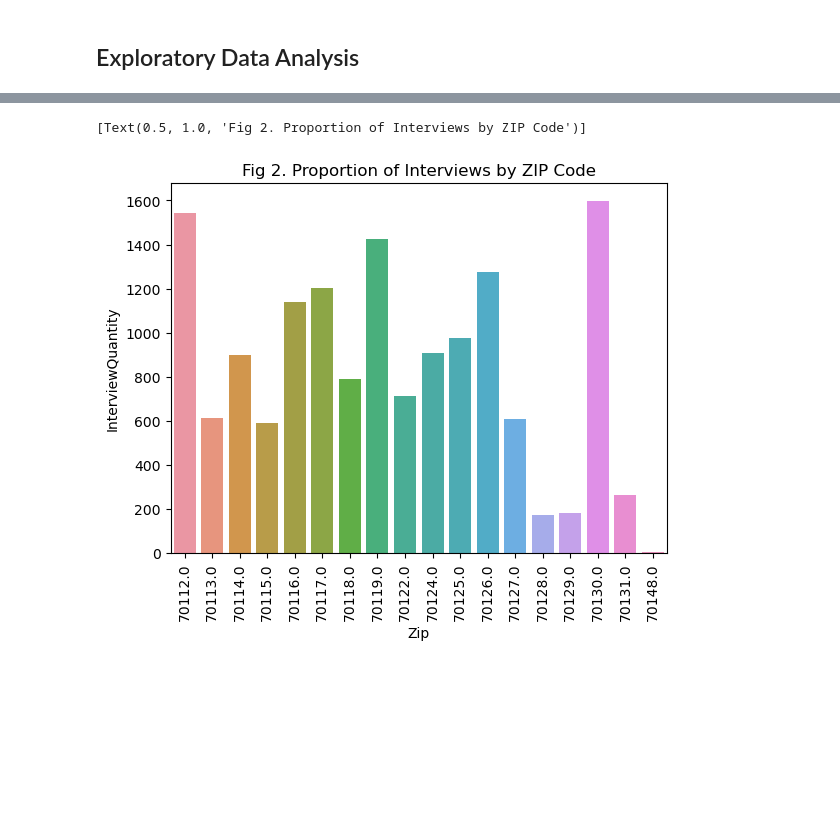
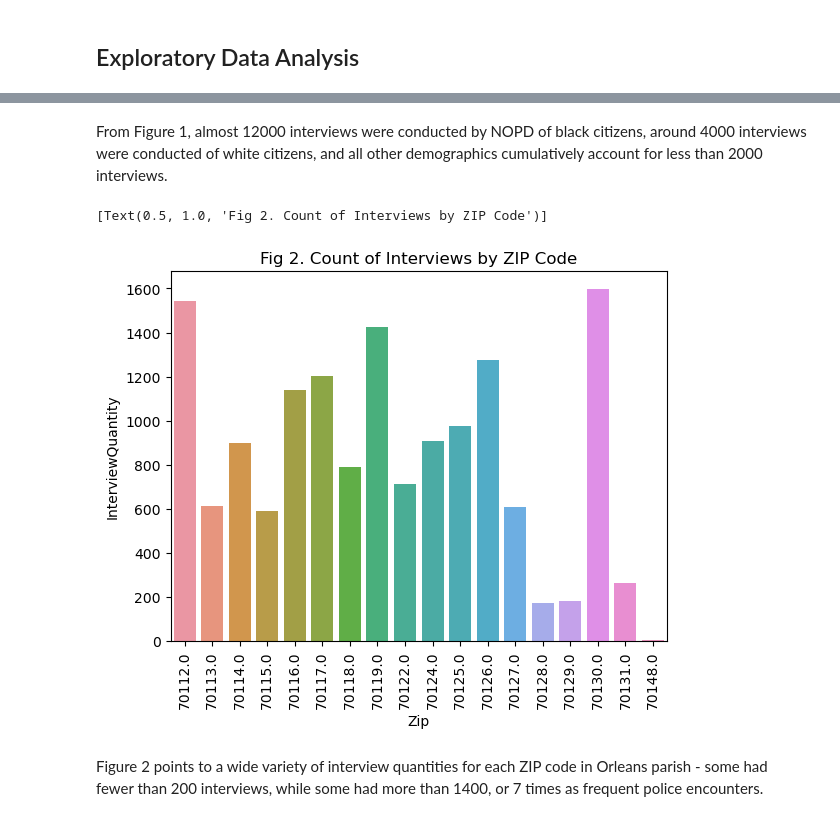
Before and after one commit to outlawhayden/neworleanspd, a Jupyter notebook: notebooks/neworleanspd.ipynb, the cells around one changed output, grey strips where cells are left out. Saved outputs shown, nothing was run; the diff lists cells and outputs as text; code cells hidden in the pictures; blank space fills up the shorter version.

```diff
--- a/notebooks/neworleanspd.ipynb
+++ b/notebooks/neworleanspd.ipynb
@@ -122,13 +123,15 @@ Zip                      float64
 BlockAddress              object
 dtype: object
 # %%
-# convert datetime objects, assign correct data types, drop empty column
+# convert datetime objects, assign correct data types, drop empty column, extract stop results
 interview_data["EventDate"] = pd.to_datetime(interview_data["EventDate"])
 interview_data["CreatedDateTime"] = pd.to_datetime(interview_data["CreatedDateTime"])
 interview_data["LastModifiedDateTime"] = pd.to_datetime(interview_data["LastModifiedDateTime"])
 interview_data["District"] = interview_data["District"].astype(object)
 interview_data["Zip"] = interview_data["Zip"].astype(object)
 interview_data.drop(["SubjectAge"], inplace = True, axis = 1)
+outcomeregex = re.compile(r'(?<=:)(.*?)(?=;)')
+interview_data["StopOutcome"] = interview_data["ActionsTaken"].str.extract(outcomeregex)
 # %%
 # get interview data data types
 interview_data.dtypes
@@ -241,14 +222,18 @@ race_groupby_plot.set(title = "Fig 1. Proportion of Interviews by Race")
+# %% [markdown]
+From Figure 1, almost 12000 interviews were conducted by NOPD of black citizens, around 4000 interviews were conducted of white citizens, and all other demographics cumulatively account for less than 2000 interviews.
 # %%
 zip_groupby_count = interview_data.groupby(by = "Zip", as_index = True, dropna = True).count()["FieldInterviewID"].to_frame()
 zip_groupby_count
 
 zip_groupby_plot = sns.barplot(zip_groupby_count,x = zip_groupby_count.index, y = "FieldInterviewID")
 zip_groupby_plot.set(ylabel = "InterviewQuantity")
 zip_groupby_plot.tick_params(axis='x', rotation=90)
-zip_groupby_plot.set(title = "Fig 2. Proportion of Interviews by ZIP Code")
+zip_groupby_plot.set(title = "Fig 2. Count of Interviews by ZIP Code")
 # %% [output]
-[Text(0.5, 1.0, 'Fig 2. Proportion of Interviews by ZIP Code')]
+[Text(0.5, 1.0, 'Fig 2. Count of Interviews by ZIP Code')]
-[figure, old version]
+[figure, new version]
+# %% [markdown]
+Figure 2 points to a wide variety of interview quantities for each ZIP code in Orleans parish - some had fewer than 200 interviews, while some had more than 1400, or 7 times as frequent police encounters.
 # %%
 stoptype_groupby_count = interview_data.groupby(by = "StopDescription", as_index = True, dropna = True).count()["FieldInterviewID"].to_frame()
 stoptype_groupby_count
```
Also changed, not shown: parts of 9 cells of this notebook, 5 other files.
